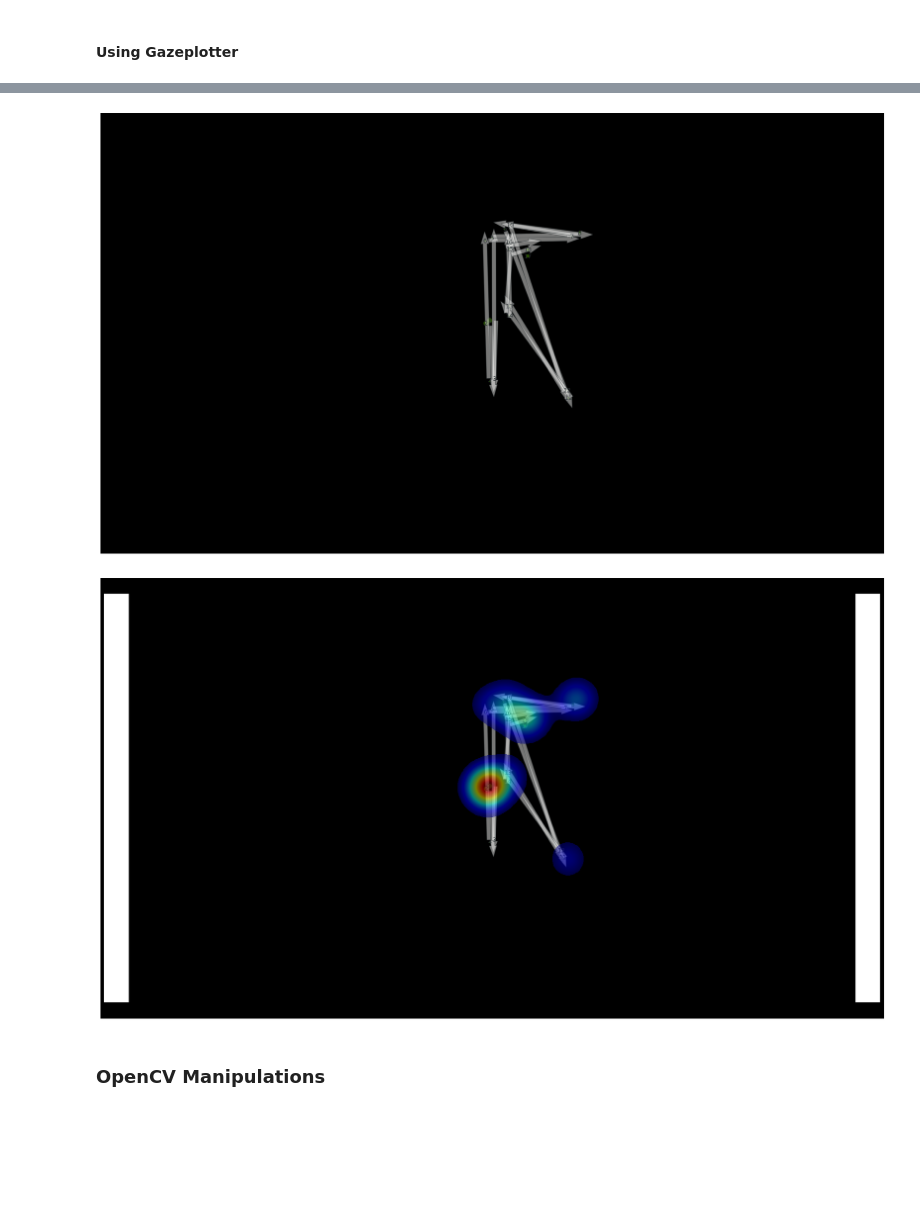
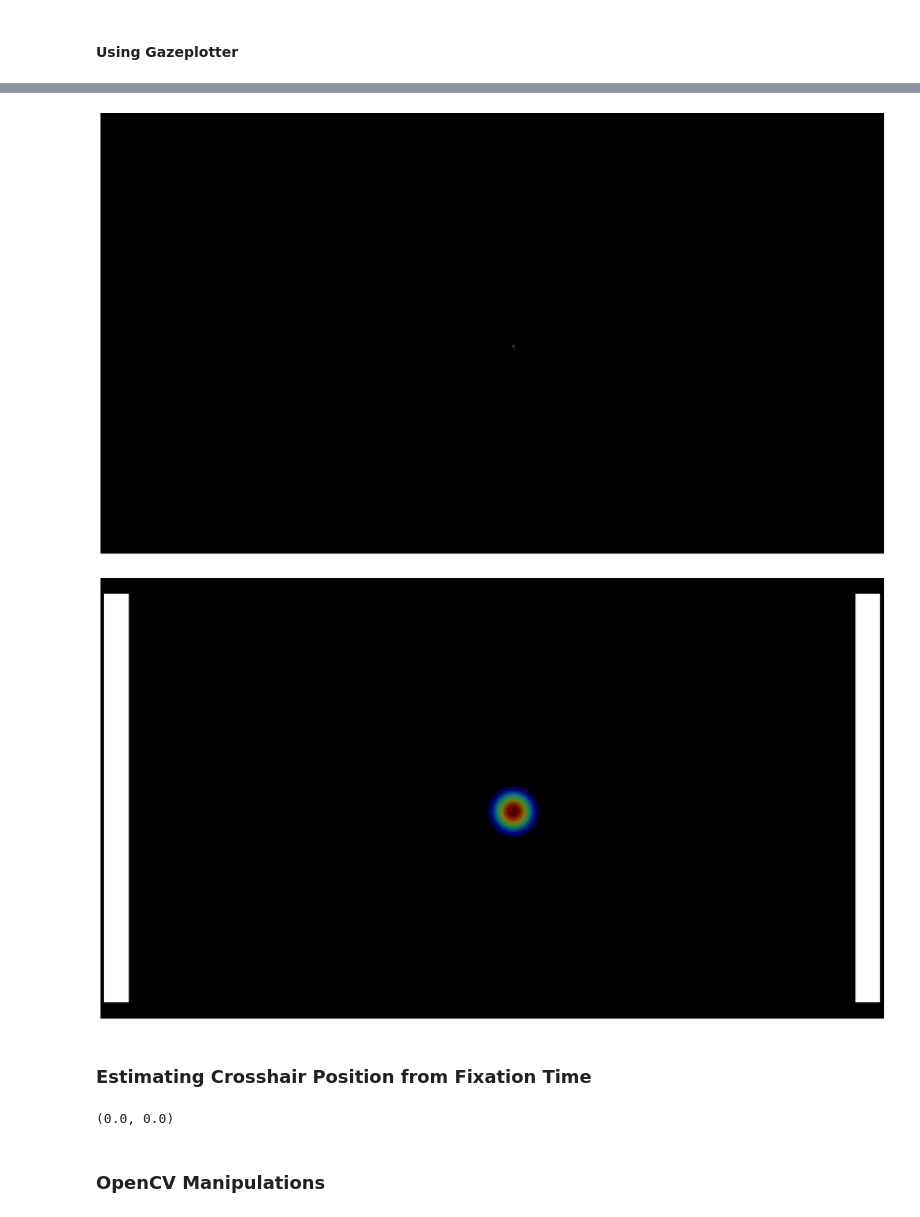
Before and after one commit to adithr/Eye-Tracking-Neural-Sys, a Jupyter notebook: PyGazeAnalyser Example Notebook.ipynb, the cells around one changed output, grey strips where cells are left out. Saved outputs shown, nothing was run; the diff lists cells and outputs as text; code cells hidden in the pictures; blank space fills up the shorter version.

Commit message:
Added return_cross_pos()

```diff
--- a/PyGazeAnalyser Example Notebook.ipynb
+++ b/PyGazeAnalyser Example Notebook.ipynb
@@ -19,31 +47,37 @@ import time
 # %%
 #participant details
 partic_id = 'G036'
-game_nr  = 1
+game_nr  = 4
 
 #read data using read_edf function
 fname = 'Participant Data/'+str(partic_id)+ '/' + str(partic_id) + \
          str('_') + str(game_nr) + str('.asc') #path of the ASC file
-data = read_edf(fname,start='START',stop='END') #start and stop indicators can be found in the ASC file
+
+# Stimulus phase
+start_message = 'SYNCTIME'
+stop_message = 'CC'
+data = read_edf(fname,start='SYNCTIME',stop='CC') #start and stop indicators can be found in the ASC file
 # %%
-trial_nr = 10
+trial_nr = 12
 #saccades and fixations
 saccades = np.array(data[trial_nr]['events']['Esac'])
 fixations = np.array(data[trial_nr]['events']['Efix'])
 dispsize= (1919,1079) # (px,px) size of screen
 
 # draw saccadic scanpath and save fig
 
 #saves as id+game_nr+trial_nr+current date time
 savefilename = 'output_images/' + str(partic_id) + '_game_'+str(game_nr)+'_' \
                + str(trial_nr) + '_'+ time.strftime("%Y%m%d-%H%M%S")
 fig = draw_scanpath(fixations, saccades, dispsize, imagefile=None, alpha=0.5, savefilename=savefilename)
 
 #draw heatmap on top of it
 img_file = savefilename + '.png'
 fig_heatmap = draw_heatmap(fixations, dispsize, imagefile=img_file)
 img_heatmap_file = savefilename + '_heatmap'
 fig_heatmap.savefig(img_heatmap_file)
 # %% [output]
-[figure, old version]
+[figure, new version]
-[figure, old version]
+[figure, new version]
+# %% [markdown]
+### Estimating Crosshair Position from Fixation Time
@@ -50,2 +103,6 @@ fig_heatmap.savefig(img_heatmap_file)
+# %%
+return_cross_pos(4,12)
+# %% [output]
+(0.0, 0.0)
 # %% [markdown]
 ### OpenCV Manipulations
```
Also changed, not shown: parts of 8 cells of this notebook, 25 other files.
